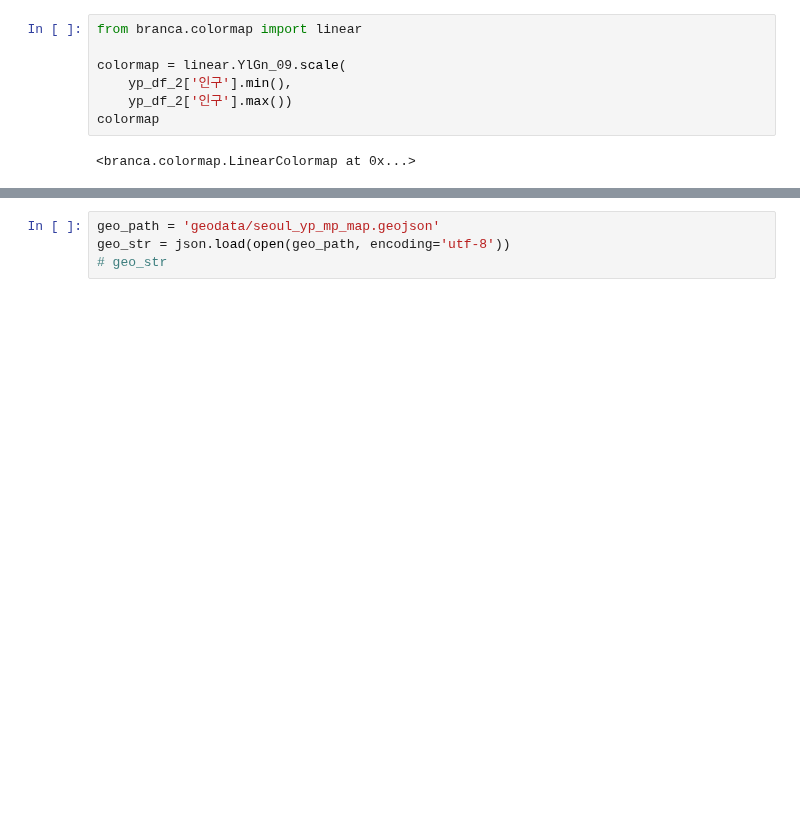
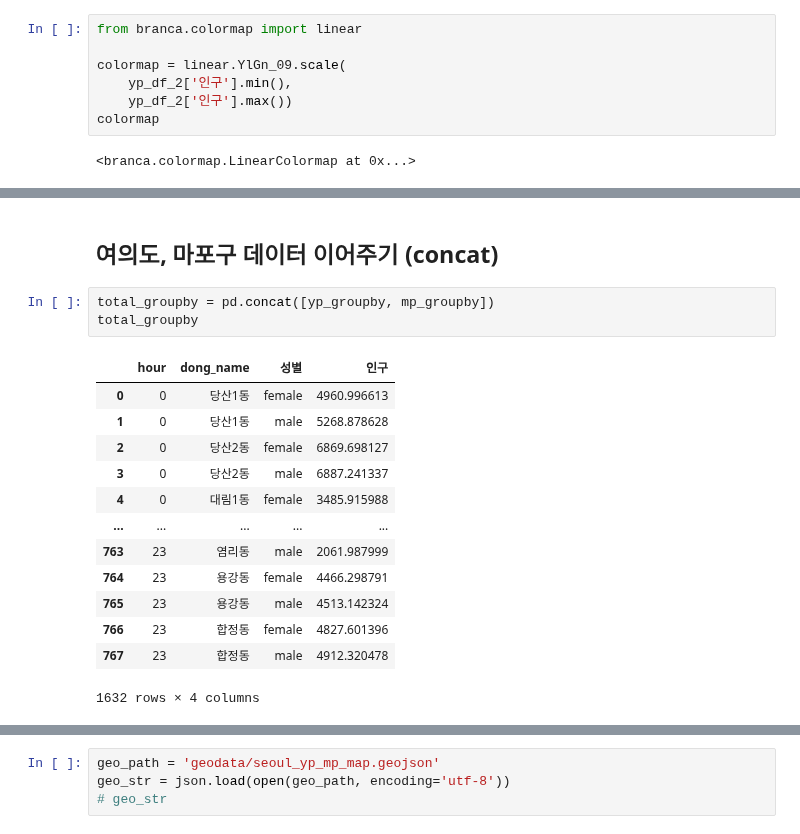
Before and after one commit to Edwardkim0/Place_trend_analysis, a Jupyter notebook: eda_map.ipynb, the cells around one changed output, grey strips where cells are left out. Saved outputs shown, nothing was run; the diff lists cells and outputs as text; blank space fills up the shorter version.

```diff
--- a/eda_map.ipynb
+++ b/eda_map.ipynb
@@ -97,0 +130,19 @@ colormap
+# %% [markdown]
+## 여의도, 마포구 데이터 이어주기 (concat)
+# %%
+total_groupby = pd.concat([yp_groupby, mp_groupby])
+total_groupby
+# %% [output]
+|  | hour | dong_name | 성별 | 인구 |
+| 0 | 0 | 당산1동 | female | 4960.996613 |
+| 1 | 0 | 당산1동 | male | 5268.878628 |
+| 2 | 0 | 당산2동 | female | 6869.698127 |
+| 3 | 0 | 당산2동 | male | 6887.241337 |
+| 4 | 0 | 대림1동 | female | 3485.915988 |
+| ... | ... | ... | ... | ... |
+| 763 | 23 | 염리동 | male | 2061.987999 |
+| 764 | 23 | 용강동 | female | 4466.298791 |
+| 765 | 23 | 용강동 | male | 4513.142324 |
+| 766 | 23 | 합정동 | female | 4827.601396 |
+| 767 | 23 | 합정동 | male | 4912.320478 |
+1632 rows × 4 columns
```
Also changed, not shown: parts of 22 cells of this notebook, 2 other files.
